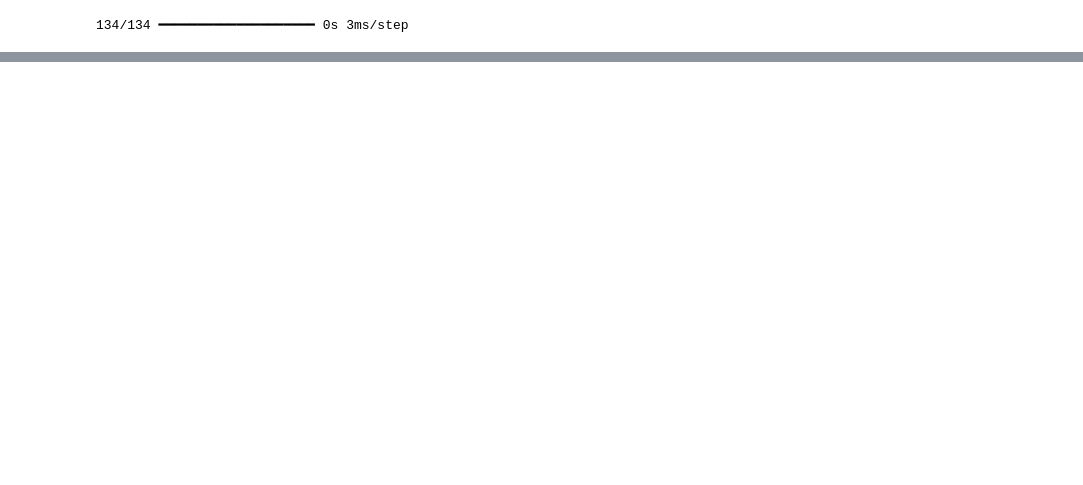
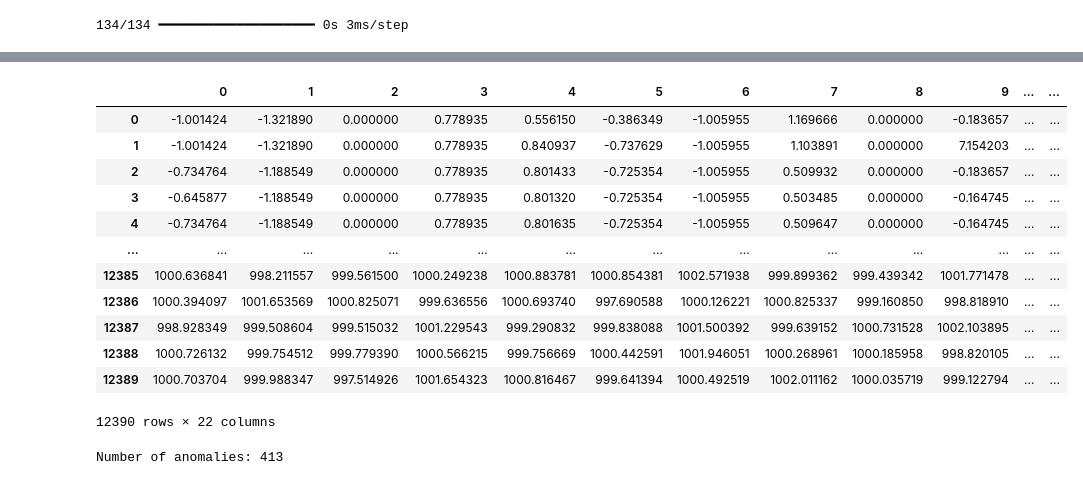
Before and after one commit to TedBoman/AnomDet_XAI, a Jupyter notebook: ML_models/LSTM.ipynb, the cells around one changed output, grey strips where cells are left out. Saved outputs shown, nothing was run; the diff lists cells and outputs as text; code cells hidden in the pictures; blank space fills up the shorter version.

```diff
--- a/ML_models/LSTM.ipynb
+++ b/ML_models/LSTM.ipynb
@@ -227,0 +170,22 @@ MAE Loss at index 2000: [0.7829918  0.29817315 0.06009998 0.71883511 0.60539528
+# %%
+df_anomalous = pd.DataFrame(anomalous_samples.reshape(-1, anomalous_samples.shape[2]))
+display(df_anomalous)
+# %% [output]
+|  | 0 | 1 | 2 | 3 | 4 | 5 | 6 | 7 | 8 | 9 | ... | ... |
+| 0 | -1.001424 | -1.321890 | 0.000000 | 0.778935 | 0.556150 | -0.386349 | -1.005955 | 1.169666 | 0.000000 | -0.183657 | ... | ... |
+| 1 | -1.001424 | -1.321890 | 0.000000 | 0.778935 | 0.840937 | -0.737629 | -1.005955 | 1.103891 | 0.000000 | 7.154203 | ... | ... |
+| 2 | -0.734764 | -1.188549 | 0.000000 | 0.778935 | 0.801433 | -0.725354 | -1.005955 | 0.509932 | 0.000000 | -0.183657 | ... | ... |
+| 3 | -0.645877 | -1.188549 | 0.000000 | 0.778935 | 0.801320 | -0.725354 | -1.005955 | 0.503485 | 0.000000 | -0.164745 | ... | ... |
+| 4 | -0.734764 | -1.188549 | 0.000000 | 0.778935 | 0.801635 | -0.725354 | -1.005955 | 0.509647 | 0.000000 | -0.164745 | ... | ... |
+| ... | ... | ... | ... | ... | ... | ... | ... | ... | ... | ... | ... | ... |
+| 12385 | 1000.636841 | 998.211557 | 999.561500 | 1000.249238 | 1000.883781 | 1000.854381 | 1002.571938 | 999.899362 | 999.439342 | 1001.771478 | ... | ... |
+| 12386 | 1000.394097 | 1001.653569 | 1000.825071 | 999.636556 | 1000.693740 | 997.690588 | 1000.126221 | 1000.825337 | 999.160850 | 998.818910 | ... | ... |
+| 12387 | 998.928349 | 999.508604 | 999.515032 | 1001.229543 | 999.290832 | 999.838088 | 1001.500392 | 999.639152 | 1000.731528 | 1002.103895 | ... | ... |
+| 12388 | 1000.726132 | 999.754512 | 999.779390 | 1000.566215 | 999.756669 | 1000.442591 | 1001.946051 | 1000.268961 | 1000.185958 | 998.820105 | ... | ... |
+| 12389 | 1000.703704 | 999.988347 | 997.514926 | 1001.654323 | 1000.816467 | 999.641394 | 1000.492519 | 1002.011162 | 1000.035719 | 999.122794 | ... | ... |
+12390 rows × 22 columns
+# %%
+num_anomalies = len(anomalous_samples)
+print(f"Number of anomalies: {num_anomalies}")
+# %% [output]
+Number of anomalies: 413
```
Also changed, not shown: parts of 5 cells of this notebook, 3 other files.
